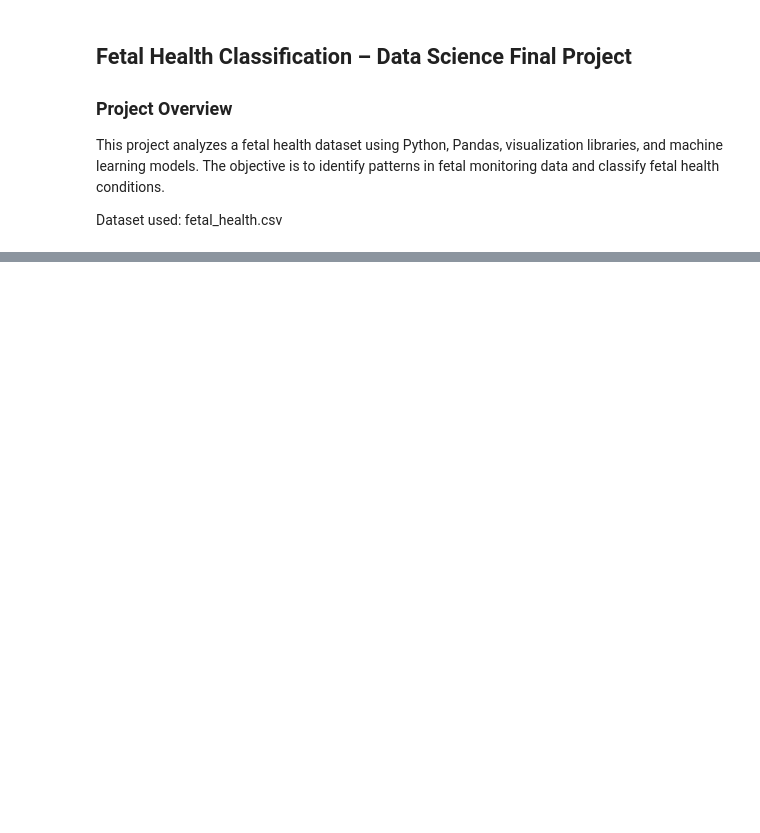
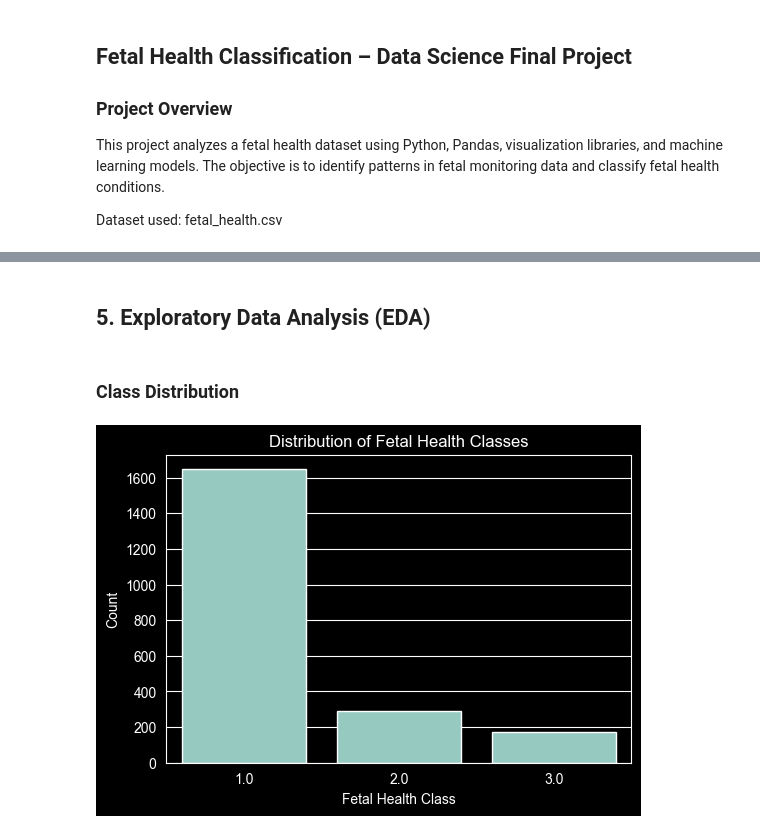
Before and after one commit to dinazejneli/fetal-health-project, a Jupyter notebook: fetal_health_analysis.ipynb, the cells around one changed output, grey strips where cells are left out. Drawn from its saved outputs; the diff is of its cells as text; code cells hidden in the pictures; blank space fills up the shorter version.

Commit message:
Completed fetal health analysis and models

```diff
--- a/fetal_health_analysis.ipynb
+++ b/fetal_health_analysis.ipynb
@@ -31,0 +32,5 @@ ModuleNotFoundError: No module named 'seaborn'
+# %%
+df = pd.read_csv('fetal_health.csv')
+
+# Display first 5 rows
+print(df.head())
@@ -31,0 +112,3 @@ ModuleNotFoundError: No module named 'seaborn'
+# %%
+# Remove the duplicates (we found 13)
+df = df.drop_duplicates()
@@ -31,0 +138,13 @@ ModuleNotFoundError: No module named 'seaborn'
+# %% [markdown]
+## 5. Exploratory Data Analysis (EDA)
+# %% [markdown]
+### Class Distribution
+# %%
+plt.figure(figsize=(6,4))
+sns.countplot(x='fetal_health', data=df)
+plt.title('Distribution of Fetal Health Classes')
+plt.xlabel('Fetal Health Class')
+plt.ylabel('Count')
+plt.show()
+# %% [output]
+[figure, added]
```
Also changed, not shown: parts of 44 cells of this notebook, 1 other file.
